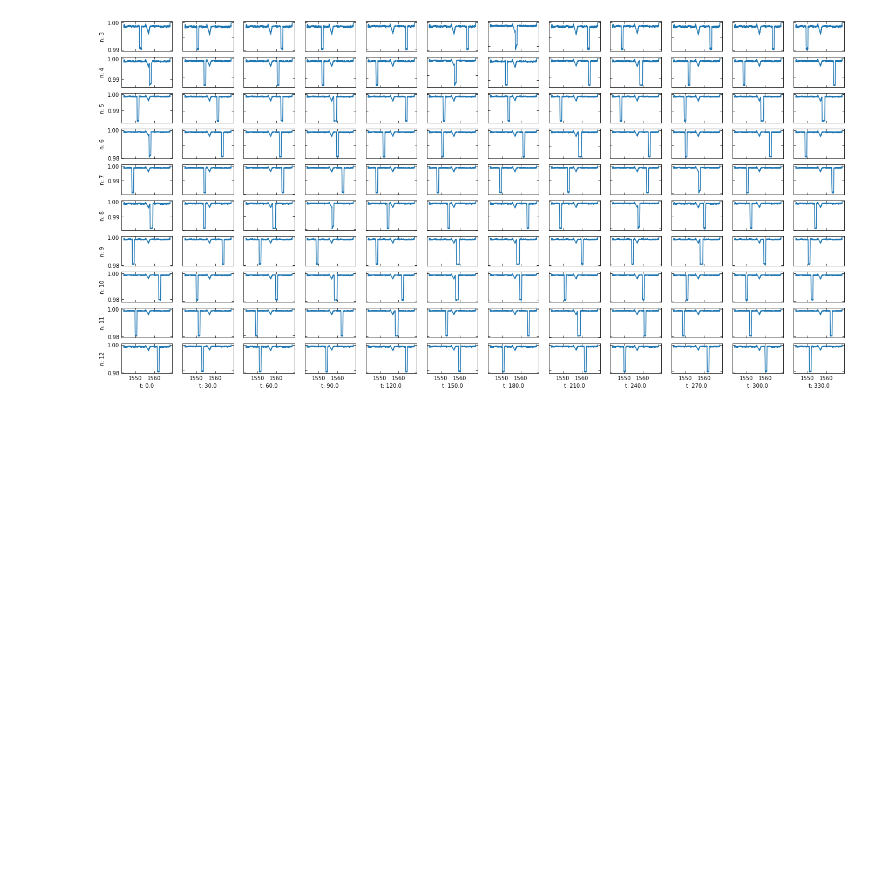
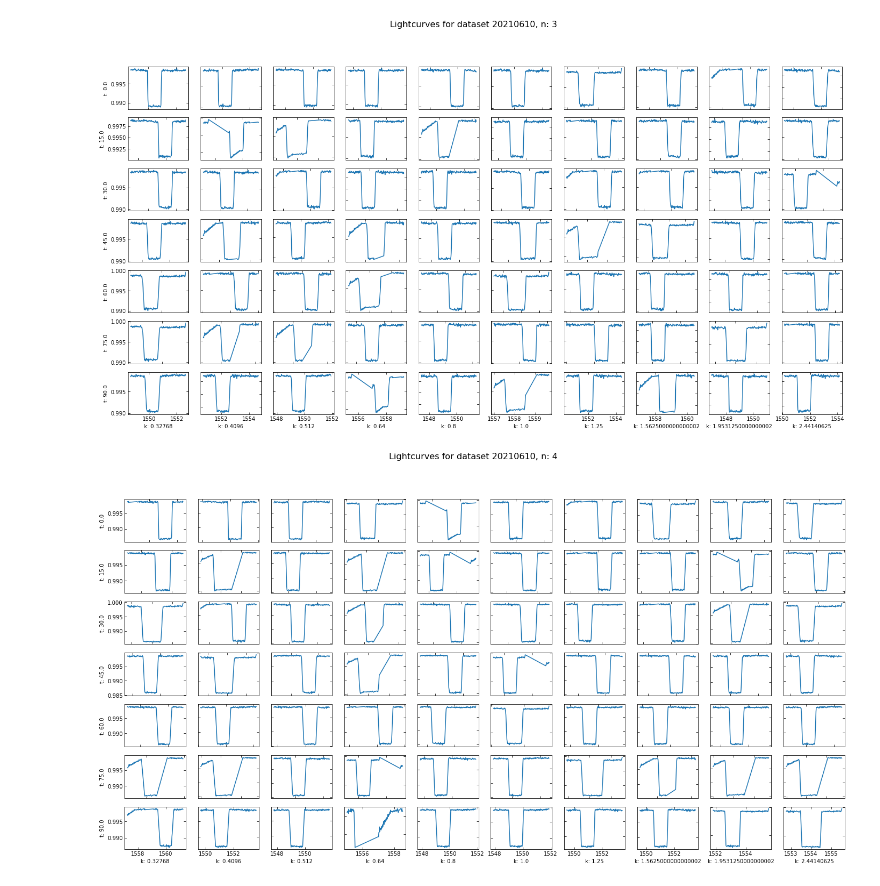
Before and after one commit to joshua-bromley/tessSignalInjection, a Jupyter notebook: Summer2021/injectSignal.ipynb, the cells around one changed output. Cells and saved outputs as stored; diff of their text form; code cells hidden in the pictures; blank space fills up the shorter version.

Commit message:
Adding visuals for entire 20210610 dataset

```diff
--- a/Summer2021/injectSignal.ipynb
+++ b/Summer2021/injectSignal.ipynb
@@ -62,6 +62,12 @@ def extendLC(LC, overlapTimes, times):
     after = lengthDiff - before
     extendedLC = np.append(np.ones(before),LC)
     extendedLC = np.append(extendedLC,np.ones(after))
+    for i in range(len(times) - 1):
+        if times[i+1] - times[i] > interval and extendedLC[i] < 1:
+            diff = times[i+1] - times[i]
+            gap = int(diff/interval)
+            extendedLC = [extendedLC[j] for j in range(len(extendedLC)) if j <= i or j > i+gap ]
+            extendedLC = np.append(extendedLC,np.ones(len(times)-len(extendedLC)))
     '''
     extendedLC = np.ones(len(times))##Start with full flux curve
     overlapIndex = 0
@@ -133,23 +139,29 @@ def cutLightCurve(times, lc, t0, t1):
 # %%
 
 
-fig, axs = plt.subplots(10,12, figsize = (24,12))
 
-for i in range(10):##Inject each of the 25 signals into a light curve
-    for j in range(12):
-        times, normlc, midTime = loadTESSLC("tesslc_364539361")
-        filename = "n"+str(i+3)+"t"+str(j*360/12)+"k1.0"
-        overlapTimes, planetLC = loadSignal(filename)
-        overlapTimes, sumLC = injectSignal(times, normlc, overlapTimes, planetLC, midTime)
-        #overlapTimes, sumLC = cutLightCurve(overlapTimes, sumLC, midTime - 2, midTime+2)
-        axs[i][j].plot(overlapTimes, sumLC)
-        axs[i][j].tick_params(direction = "in", which = "major", length = 4, top = True, right = True)
-        axs[i][j].tick_params(direction = "in", which = "minor", length = 2, top = True, right = True)
-        #axs[i][j].axis('off')
-        axs[i][j].set_ylabel("n: "+ str(i+3))
-        axs[i][j].set_xlabel("t: "+str(j*360/12))
-        for ax in axs.flat:
-            ax.label_outer()
-        #export("tesslc_364539361",filename,sumLC)
+for i in range(4):##Inject each of the 25 signals into a light curve
+    fig, axs = plt.subplots(7,10, figsize = (24,12))
+    for j in range(7):
+        for k in range(10):
+            prop = prop = 0.32768 * 1.25**k
+            times, normlc, midTime = loadTESSLC("tesslc_364539361")
+            filename = "n"+str(i+3)+"t"+str(j*360/12)+"k"+str(prop)
+            overlapTimes, planetLC = loadSignal(filename)
+            overlapTimes, sumLC = injectSignal(times, normlc, overlapTimes, planetLC, midTime)
+            overlapTimes, sumLC = cutLightCurve(overlapTimes, sumLC, midTime - 2, midTime+2)
+            axs[j][k].plot(overlapTimes, sumLC)
+            axs[j][k].tick_params(direction = "in", which = "major", length = 4, top = True, right = True)
+            axs[j][k].tick_params(direction = "in", which = "minor", length = 2, top = True, right = True)
+            #axs[i][j].axis('off')
+            axs[j][k].set_xlabel("k: "+ str(prop))
+            axs[j][k].set_ylabel("t: "+str(j*180/12))
+            for ax in axs.flat:
+                ax.label_outer()
+            #export("tesslc_364539361",filename,sumLC)
+    fig.suptitle("Lightcurves for dataset 20210610, n: "+str(i+3), fontsize = 16)
+    fig.savefig("DataVisualization/20210610/n"+str(i+3)+"lcs.png")
+    plt.show()
 # %% [output]
-[figure, old version]
+[figure, new version]
+[figure, added]
```
Also changed, not shown: parts of 2 cells of this notebook, 12 other files.
